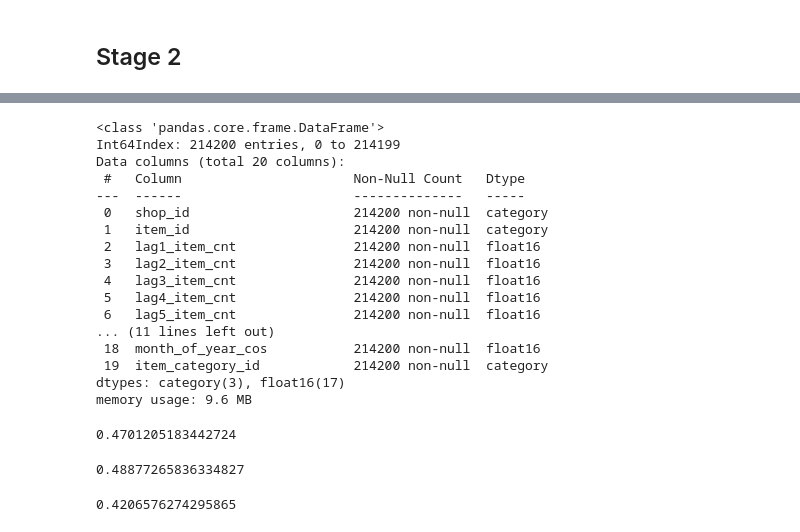
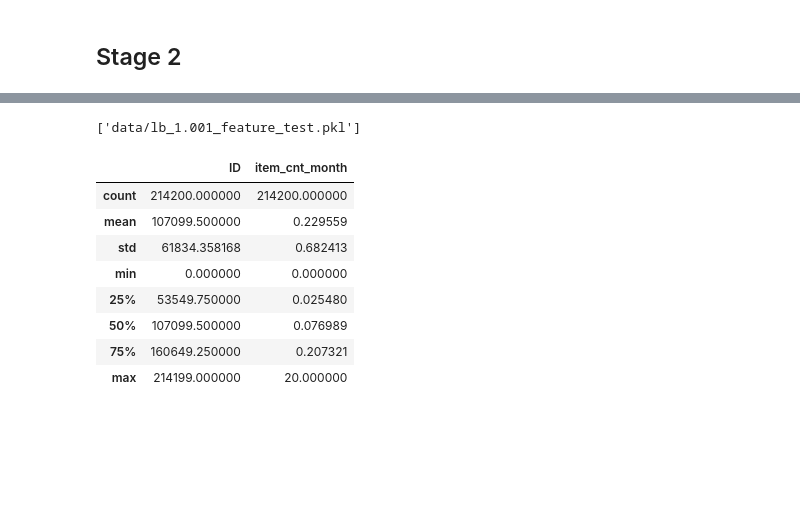
Before and after one commit to Roach724/StudyNotes, a Jupyter notebook: Kaggle/PredictFutureSales/baseline.ipynb, the cells around one changed output, grey strips where cells are left out. Cells and saved outputs as stored; diff of their text form; code cells hidden in the pictures; blank space fills up the shorter version.

```diff
--- a/Kaggle/PredictFutureSales/baseline.ipynb
+++ b/Kaggle/PredictFutureSales/baseline.ipynb
@@ -210,45 +258,11 @@ lgb.plot_importance(model, figsize=(12, 12))
-# %%
-X_test.info()
-# %% [output]
-<class 'pandas.core.frame.DataFrame'>
-Int64Index: 214200 entries, 0 to 214199
-Data columns (total 20 columns):
- #   Column                      Non-Null Count   Dtype
----  ------                      --------------   -----
- 0   shop_id                     214200 non-null  category
- 1   item_id                     214200 non-null  category
- 2   lag1_item_cnt               214200 non-null  float16
- 3   lag2_item_cnt               214200 non-null  float16
- 4   lag3_item_cnt               214200 non-null  float16
- 5   lag4_item_cnt               214200 non-null  float16
- 6   lag5_item_cnt               214200 non-null  float16
-... (11 lines left out)
- 18  month_of_year_cos           214200 non-null  float16
- 19  item_category_id            214200 non-null  category
-dtypes: category(3), float16(17)
-memory usage: 9.6 MB
-# %%
-ridge = Ridge(alpha=10)
-ridge.fit(X_train, y_train)
-pred_ridge = ridge.predict(X_dev)
-print(np.sqrt(mean_squared_error(y_dev, pred_ridge)))
-# %% [output]
-0.4701205183442724
-# %%
-lasso = Lasso(alpha=10)
-lasso.fit(X_train, y_train)
-pred_lasso = lasso.predict(X_dev)
-print(np.sqrt(mean_squared_error(y_dev, pred_lasso)))
-# %% [output]
-0.48877265836334827
-# %%
-rf = RandomForestRegressor(max_depth=5, min_samples_split=100, oob_score=True, n_jobs=-1)
-rf.fit(X_train, y_train)
-pred_rf = rf.predict(X_dev)
-print(np.sqrt(mean_squared_error(y_dev, pred_rf)))
-# %% [output]
-0.4206576274295865
+# %%
+joblib.dump(model, "model/lgb_lb_1.0001.pkl")
+joblib.dump(feature, "data/lb_1.0001_feature.pkl")
+joblib.dump(feature_test, "data/lb_1.001_feature_test.pkl")
+# %% [output]
+['data/lb_1.001_feature_test.pkl']
 # %%
 pred = model.predict(X_test, num_iteration=model.best_iteration_)
+pred = np.clip(pred, 0, 20)
 submission = pd.DataFrame({"item_cnt_month":pred}).reset_index().rename({"index":"ID"}, axis=1)
-submission.to_csv("data/submission.csv", index=False)
+submission.to_csv("data/submission_model_" + str(datetime.datetime.now().date()) + ".csv", index=False)
@@ -255 +281,13 @@ submission.to_csv("data/submission.csv", index=False)
+# %%
+submission.describe()
+# %% [output]
+|  | ID | item_cnt_month |
+| count | 214200.000000 | 214200.000000 |
+| mean | 107099.500000 | 0.229559 |
+| std | 61834.358168 | 0.682413 |
+| min | 0.000000 | 0.000000 |
+| 25% | 53549.750000 | 0.025480 |
+| 50% | 107099.500000 | 0.076989 |
+| 75% | 160649.250000 | 0.207321 |
+| max | 214199.000000 | 20.000000 |
 # %%
```
Also changed, not shown: parts of 23 cells of this notebook, 1 other file.
